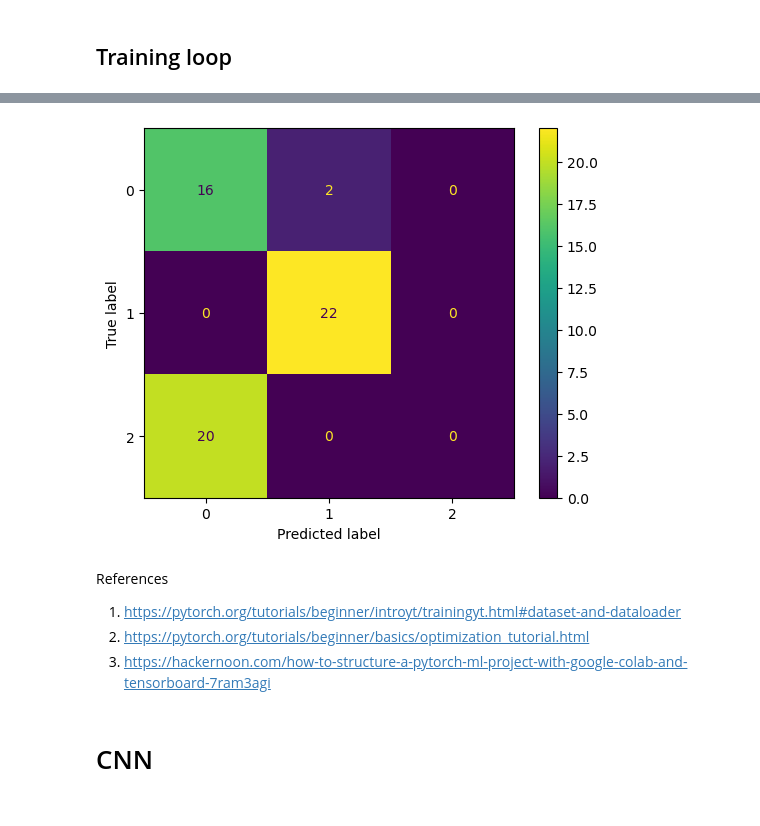
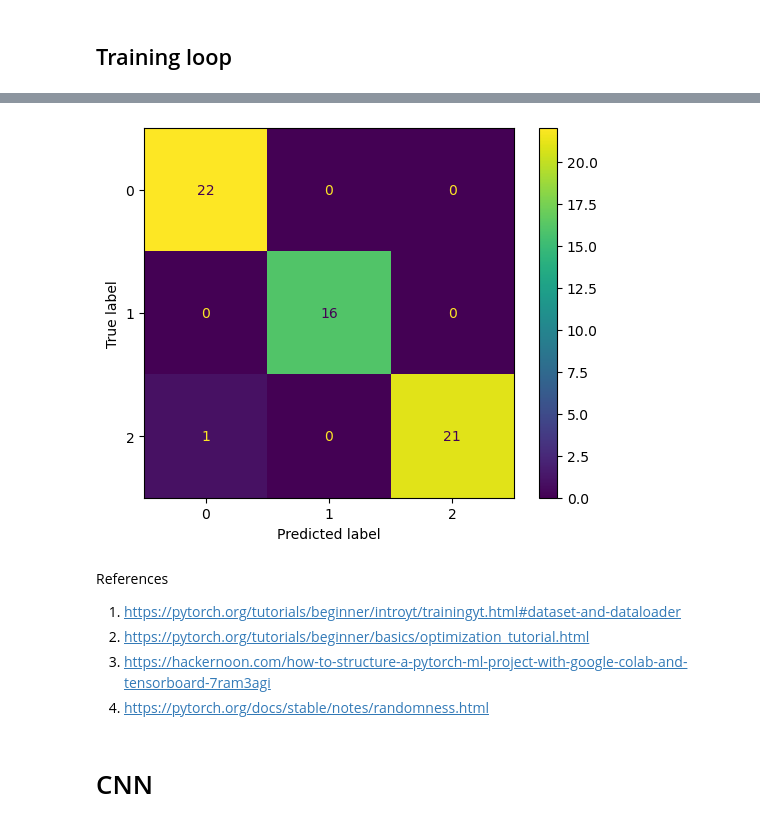
Before and after one commit to Murdock135/neural-nets-at-mizzou, a Jupyter notebook: ECE_8770/project_1/src.ipynb, the cells around one changed output, grey strips where cells are left out. Drawn from its saved outputs; the diff is of its cells as text; code cells hidden in the pictures.

Commit message:
Experiments run with sgd optimizier on all models

```diff
--- a/ECE_8770/project_1/src.ipynb
+++ b/ECE_8770/project_1/src.ipynb
@@ -241,7 +259,7 @@ def eval_classification(model, dataloader_val, training=True):
 def log_gradients(model, model_name, writer, epoch):
     for name, parameter in model.named_parameters():
         if parameter.requires_grad and parameter.grad is not None:
-            writer.add_histogram(f"{model_name}/_grad", parameter.grad, epoch)
+            writer.add_histogram(f"{model_name}/{name}_grad", parameter.grad, epoch)
 
 def log_conf_matrix(writer, model_name, cm, epoch):
     fig, ax = plt.subplots()
@@ -251,6 +269,11 @@ def log_conf_matrix(writer, model_name, cm, epoch):
     plt.close(fig)
 
     writer.add_figure(f'{model_name}/Confusion Matrix', fig, epoch)
+
+def print_weight_gradients(model):
+    for name, parameter in model.named_parameters():
+        if parameter.requires_grad and parameter.grad is not None:
+            print(f"Gradient of {name} is \n{parameter.grad}")
 # %% [markdown]
 ## Training loop
 # %%
@@ -269,15 +298,15 @@ EPOCHS = 100
 
 # models
 models = [MLP_sigmoid_1l(2, 3, 3).to(device),
-          MLP_sigmoid_2l(2, 3, 3, 3).to(device),
-          MLP_tanh_2l(2, 3, 3, 3).to(device),
-          MLP_ReLu_2l(2, 3, 3, 3).to(device)]
+          MLP_sigmoid_2l(2, 8, 5, 3).to(device),
+          MLP_tanh_2l(2, 8, 5, 3).to(device),
+          MLP_ReLu_2l(2, 8, 5, 3).to(device)]
 
 # make optimizer for every model
 optimizers = []
 for i in range(len(models)):
     model = models[i]
-    optimizer = torch.optim.SGD(model.parameters(), lr = 0.001)
+    optimizer = torch.optim.SGD(model.parameters(), lr=0.001)
     optimizers.append(optimizer)
 
 criterion = nn.CrossEntropyLoss()
@@ -293,7 +322,7 @@ model_names = ['mlp_sigmoid_1l', 'mlp_sigmoid_2l', 'mlp_tanh_2l', 'mlp_relu_2l']
 # training
 for i, model in enumerate(models):
     model_name = model_names[i]
-    writer = SummaryWriter(log_dir=f"runs/{model_name}")
+    writer = SummaryWriter(log_dir=f"runs/sgd/{model_name}")
 
     for epoch in tqdm(range(EPOCHS)):
 
@@ -310,18 +339,23 @@ for i, model in enumerate(models):
                                                 loss_fn=criterion)
 
         # evaluation
-        accuracy, f1, conf_matrix = eval_classification(models[i], val_loader)
+        accuracy, f1, conf_matrix = eval_classification(model, val_loader)
 
         # store performance in tensorboard
-        writer.add_scalar(f'{model_name}/loss/train', training_loss/num_batches_tr, epoch)
-        writer.add_scalar(f'{model_name}/loss/validation', validation_loss/num_batches_v, epoch)
-        writer.add_scalar(f'{model_name}/accuracy', accuracy, epoch)
-        writer.add_scalar(f'{model_name}/f1', f1, epoch)
+        writer.add_scalar('loss/train', training_loss/num_batches_tr, epoch)
+        writer.add_scalar('loss/validation', validation_loss/num_batches_v, epoch)
+        writer.add_scalar('accuracy', accuracy, epoch)
+        writer.add_scalar('f1', f1, epoch)
 
     # Evaluate model
-    accuracy, f1, conf_matrix = eval_classification(model, val_loader, training=False)
+    _, __, conf_matrix = eval_classification(model, val_loader, training=False)
 
     log_gradients(model, model_name, writer, epoch) # log gradients
     log_conf_matrix(writer=writer, model_name=model_name, cm=conf_matrix, epoch=epoch) # log confusion matrix
 
     writer.close()
+
+print("accuracy = ", accuracy)
+print("f1 = ", f1)
+print("final training loss = ", training_loss/num_batches_tr)
+print("final validation loss = ", validation_loss)
@@ -350,15 +383,14 @@ plt.show()
 # %%
-conf_matrix
-
 cm_display = ConfusionMatrixDisplay(conf_matrix).plot()
 # %% [output]
-[figure, old version]
+[figure, new version]
 # %% [markdown]
 References
 
 1. https://pytorch.org/tutorials/beginner/introyt/trainingyt.html#dataset-and-dataloader
 2. https://pytorch.org/tutorials/beginner/basics/optimization_tutorial.html
 3. https://hackernoon.com/how-to-structure-a-pytorch-ml-project-with-google-colab-and-tensorboard-7ram3agi
+4. https://pytorch.org/docs/stable/notes/randomness.html
 # %% [markdown]
 # CNN
 # %%
```
Also changed, not shown: parts of 14 cells of this notebook, 39 other files.
